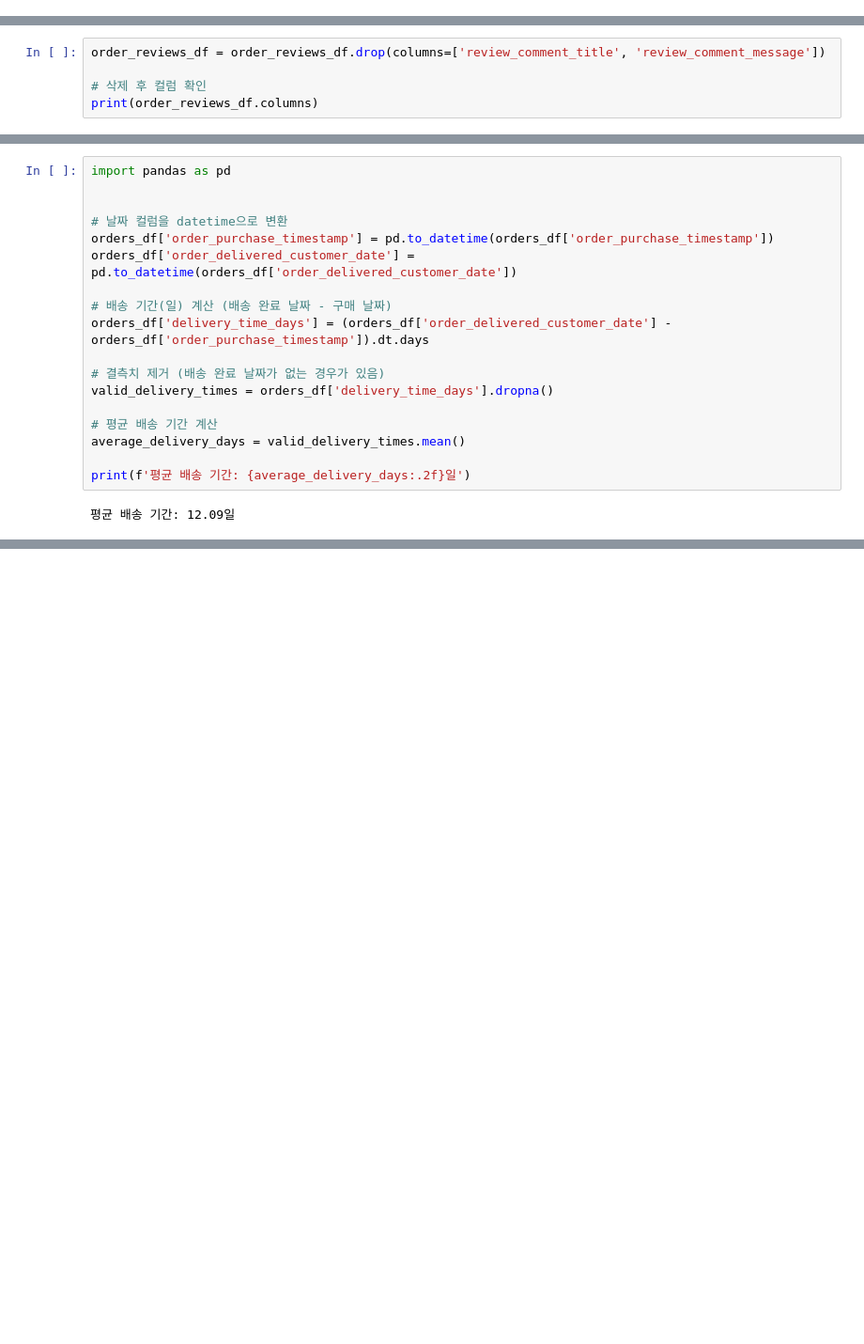
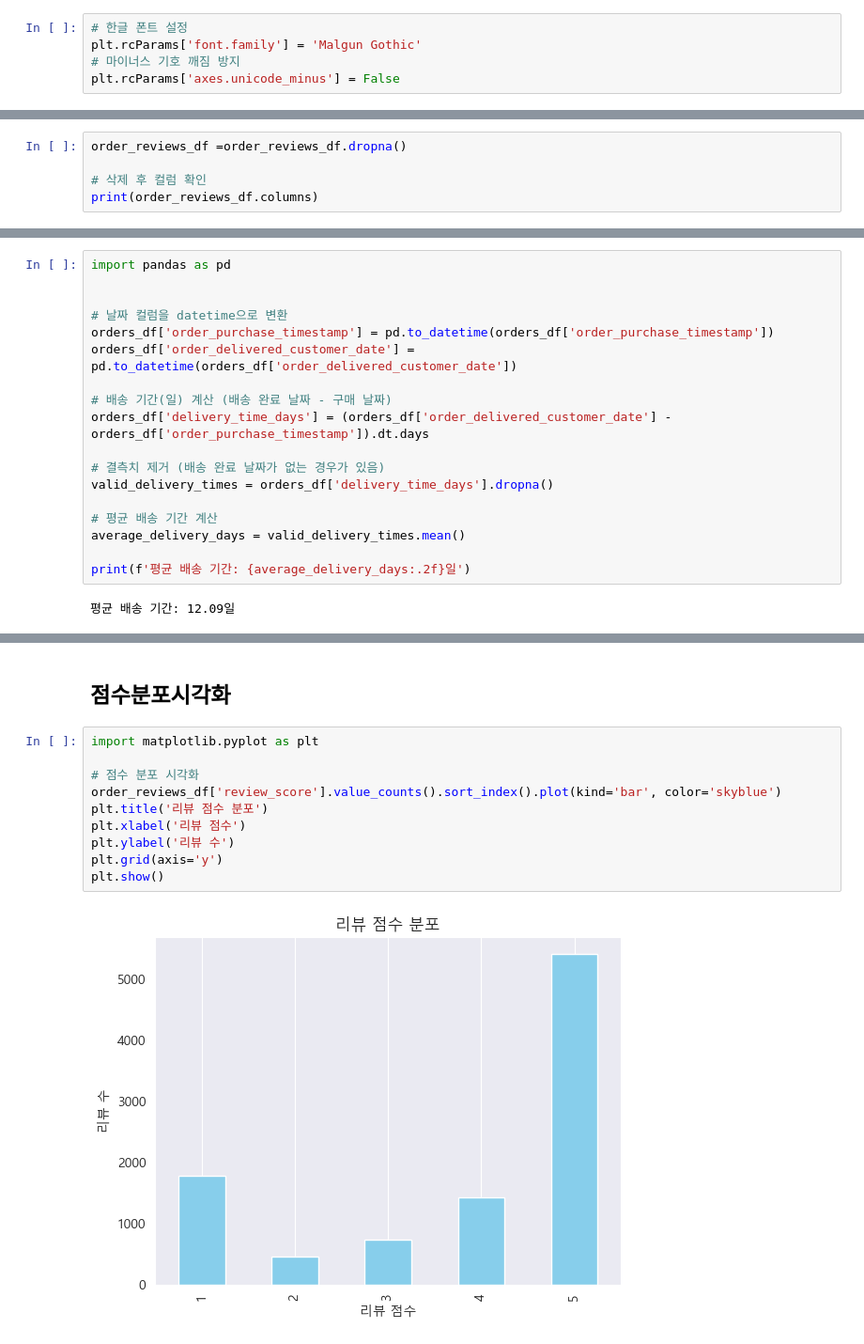
Before and after one commit to jinijini20/SKN14-2nd-5Team, a Jupyter notebook: LeeWonjeehui/oli_market_Eda.ipynb, the cells around one changed output, grey strips where cells are left out. Shown: that part at 94% size. Cells and saved outputs as stored; diff of their text form; blank space fills up the shorter version.

```diff
--- a/LeeWonjeehui/oli_market_Eda.ipynb
+++ b/LeeWonjeehui/oli_market_Eda.ipynb
@@ -23,0 +21,5 @@ customers_df.head()
+# %%
+# 한글 폰트 설정
+plt.rcParams['font.family'] = 'Malgun Gothic'
+# 마이너스 기호 깨짐 방지
+plt.rcParams['axes.unicode_minus'] = False
@@ -129,7 +130,7 @@ review_creation_date           0
 review_answer_timestamp        0
 dtype: int64
 # %%
-order_reviews_df = order_reviews_df.drop(columns=['review_comment_title', 'review_comment_message'])
+order_reviews_df =order_reviews_df.dropna()
 
 # 삭제 후 컬럼 확인
 print(order_reviews_df.columns)
@@ -840,0 +508,14 @@ weighted avg       0.77      0.61      0.66       959
+# %% [markdown]
+## 점수분포시각화
+# %%
+import matplotlib.pyplot as plt
+
+# 점수 분포 시각화
+order_reviews_df['review_score'].value_counts().sort_index().plot(kind='bar', color='skyblue')
+plt.title('리뷰 점수 분포')
+plt.xlabel('리뷰 점수')
+plt.ylabel('리뷰 수')
+plt.grid(axis='y')
+plt.show()
+# %% [output]
+[figure, added]
```
Also changed, not shown: parts of 134 cells of this notebook, 2 other files.
